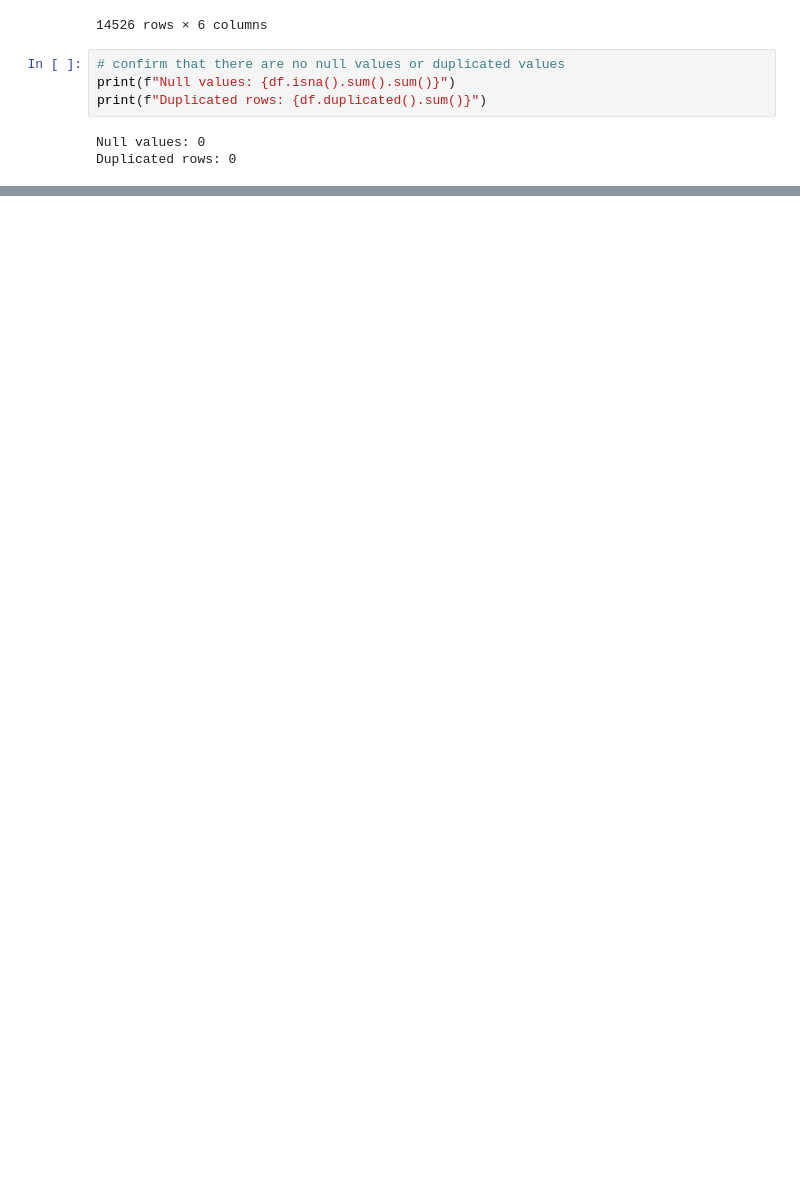
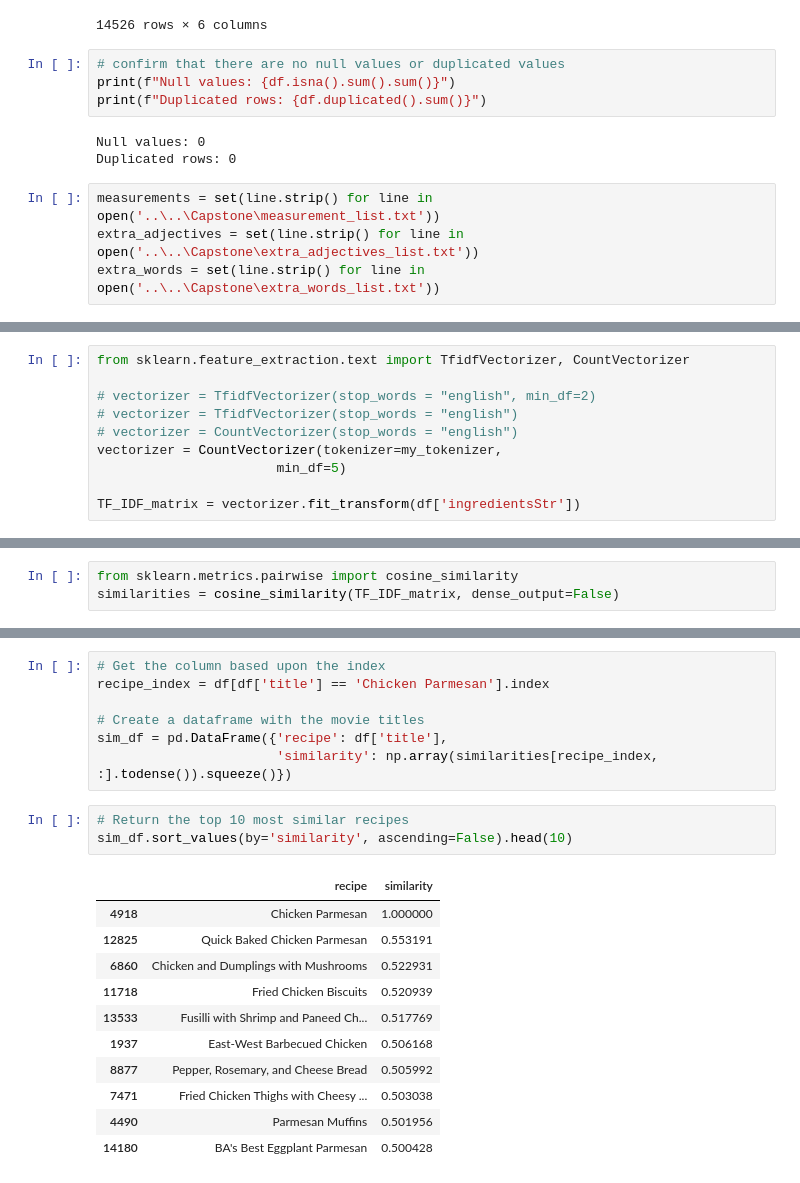
Before and after one commit to lalanamika/capstone-anamika, a Jupyter notebook: notebooks/03-Pre-processing-Epicurious.ipynb, the cells around one changed output, grey strips where cells are left out. Drawn from its saved outputs; the diff is of its cells as text; blank space fills up the shorter version.

```diff
--- a/notebooks/03-Pre-processing-Epicurious.ipynb
+++ b/notebooks/03-Pre-processing-Epicurious.ipynb
@@ -56,3 +56,7 @@ print(f"Duplicated rows: {df.duplicated().sum()}")
 # %% [output]
 Null values: 0
 Duplicated rows: 0
+# %%
+measurements = set(line.strip() for line in open('..\..\Capstone\measurement_list.txt'))
+extra_adjectives = set(line.strip() for line in open('..\..\Capstone\extra_adjectives_list.txt'))
+extra_words = set(line.strip() for line in open('..\..\Capstone\extra_words_list.txt'))
@@ -71,0 +152,10 @@ array(['00', '0383', '05', ..., 'źrbol', 'ﬁne', 'ﬁnely'], dtype=object)
+# %%
+from sklearn.feature_extraction.text import TfidfVectorizer, CountVectorizer
+
+# vectorizer = TfidfVectorizer(stop_words = "english", min_df=2)
+# vectorizer = TfidfVectorizer(stop_words = "english")
+# vectorizer = CountVectorizer(stop_words = "english")
+vectorizer = CountVectorizer(tokenizer=my_tokenizer,
+                       min_df=5)
+
+TF_IDF_matrix = vectorizer.fit_transform(df['ingredientsStr'])
@@ -71,0 +217,3 @@ array(['00', '0383', '05', ..., 'źrbol', 'ﬁne', 'ﬁnely'], dtype=object)
+# %%
+from sklearn.metrics.pairwise import cosine_similarity
+similarities = cosine_similarity(TF_IDF_matrix, dense_output=False)
@@ -71,0 +233,22 @@ array(['00', '0383', '05', ..., 'źrbol', 'ﬁne', 'ﬁnely'], dtype=object)
+# %%
+# Get the column based upon the index
+recipe_index = df[df['title'] == 'Chicken Parmesan'].index
+
+# Create a dataframe with the movie titles
+sim_df = pd.DataFrame({'recipe': df['title'],
+                       'similarity': np.array(similarities[recipe_index, :].todense()).squeeze()})
+# %%
+# Return the top 10 most similar recipes
+sim_df.sort_values(by='similarity', ascending=False).head(10)
+# %% [output]
+|  | recipe | similarity |
+| 4918 | Chicken Parmesan | 1.000000 |
+| 12825 | Quick Baked Chicken Parmesan | 0.553191 |
+| 6860 | Chicken and Dumplings with Mushrooms | 0.522931 |
+| 11718 | Fried Chicken Biscuits | 0.520939 |
+| 13533 | Fusilli with Shrimp and Paneed Ch... | 0.517769 |
+| 1937 | East-West Barbecued Chicken | 0.506168 |
+| 8877 | Pepper, Rosemary, and Cheese Bread | 0.505992 |
+| 7471 | Fried Chicken Thighs with Cheesy ... | 0.503038 |
+| 4490 | Parmesan Muffins | 0.501956 |
+| 14180 | BA's Best Eggplant Parmesan | 0.500428 |
```
Also changed, not shown: parts of 27 cells of this notebook, 2 other files.
